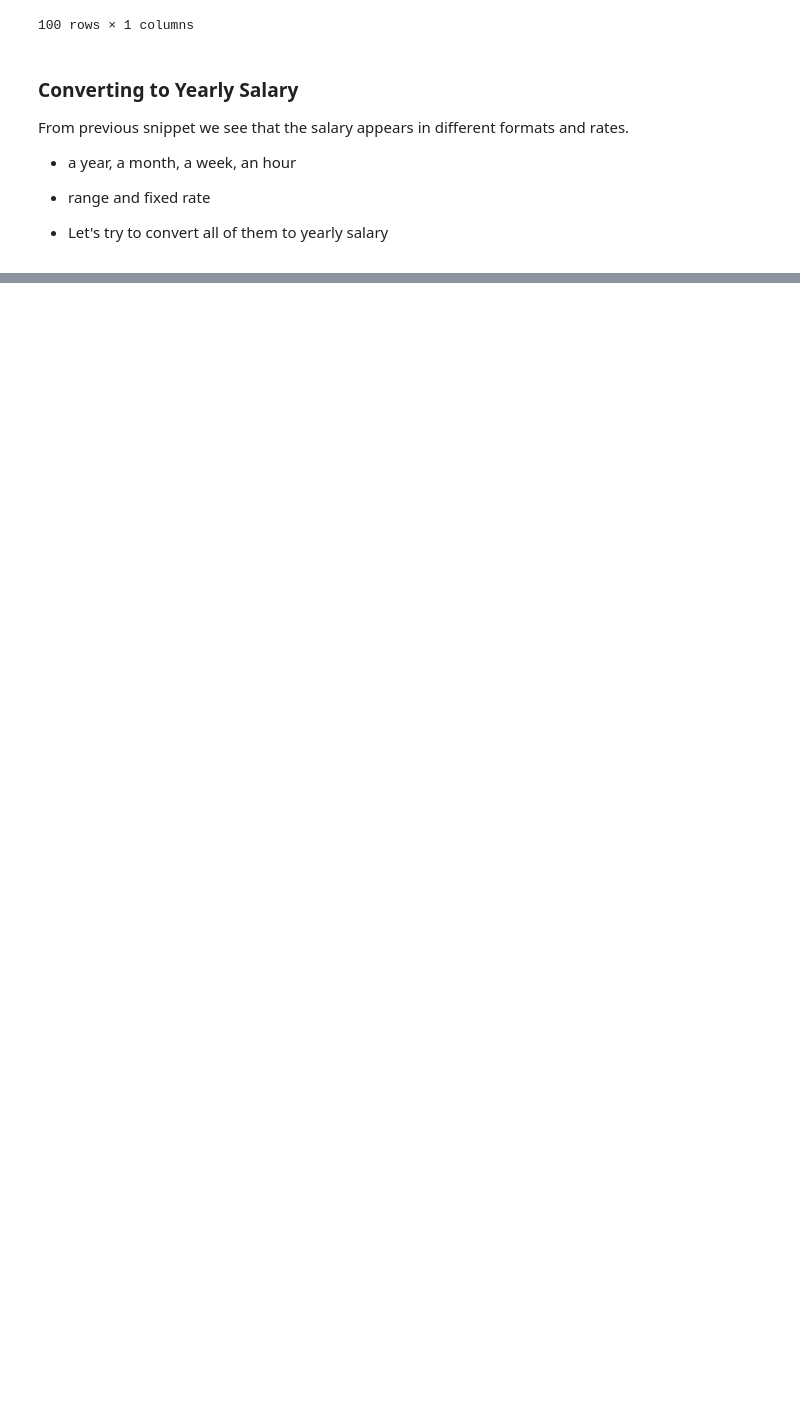
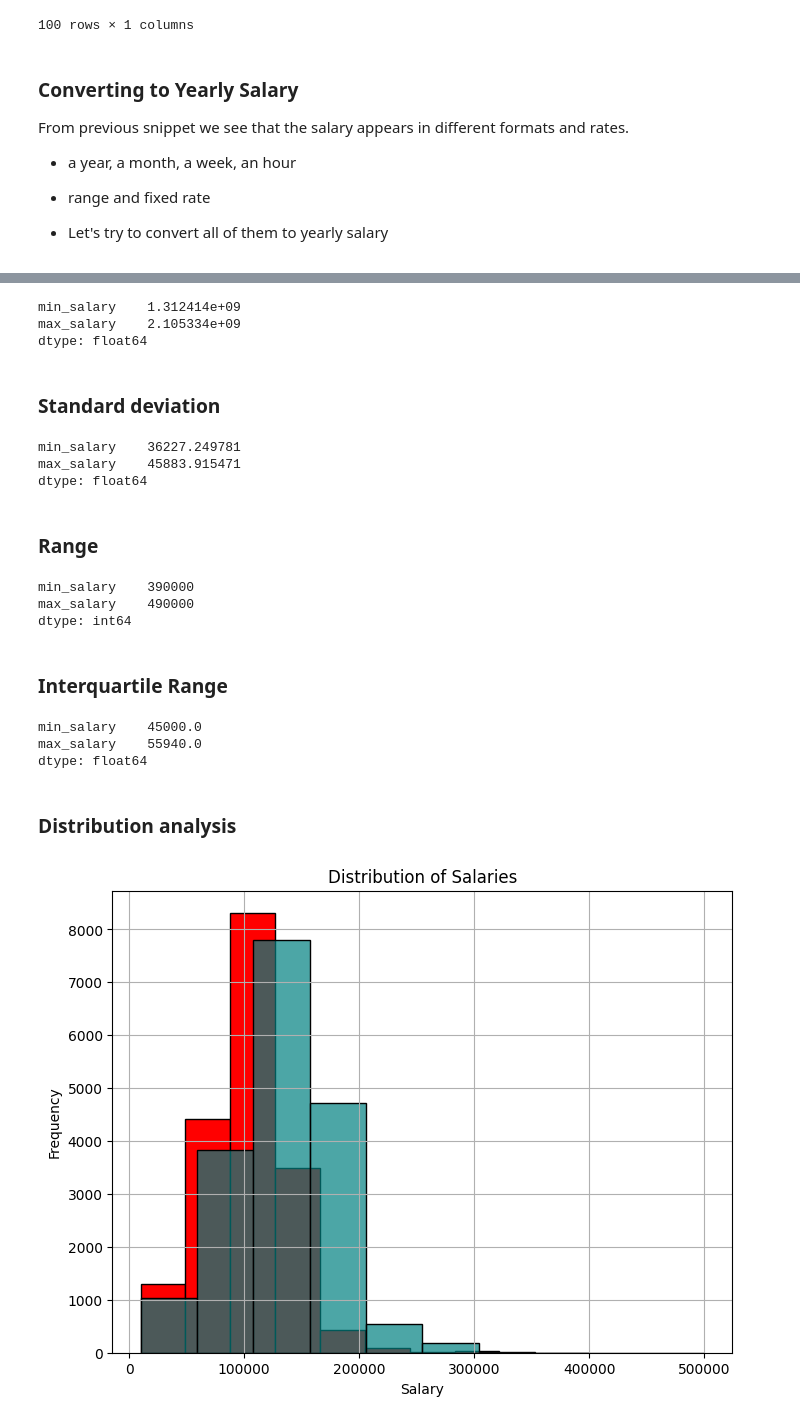
Before and after one commit to svkorepanov/aeds_sg3_salaries, a Jupyter notebook: ADES_WG3_assignment.ipynb, the cells around one changed output, grey strips where cells are left out. Cells and saved outputs as stored; diff of their text form; code cells hidden in the pictures; blank space fills up the shorter version.

Commit message:
Descriptive analysis

```diff
--- a/ADES_WG3_assignment.ipynb
+++ b/ADES_WG3_assignment.ipynb
@@ -118,7 +122,7 @@ From previous snippet we see that the salary appears in different formats and ra
 # Cleaning symbols
 def clean_text(text: str):
     if pd.isna(text):
-        return "None"
+        return "NaN"
     # Split the text by ' - ' to separate the salary range
     cleaned_text = (text
                     .lower()
@@ -155,6 +159,12 @@ def convert_range_match(match: re.Match[str]) -> object:
     if match.group(3) == 'a month':
         yearly_min = float(match.group(1)) * 12
         yearly_max = float(match.group(2)) * 12
+    if match.group(3) == 'a week':
+        yearly_min = float(match.group(1)) * 52
+        yearly_max = float(match.group(2)) * 52
+    if match.group(3) == 'a day':
+        yearly_min = float(match.group(1)) * 260
+        yearly_max = float(match.group(2)) * 260
     if match.group(3) == 'an hour':
         yearly_min = float(match.group(1)) * hours_per_year
         yearly_max = float(match.group(2)) * hours_per_year
@@ -167,17 +177,23 @@ def convert_fixed_match(match: re.Match[str]) -> object:
     if match.group(2) == 'a month':
         yearly_min = float(match.group(1)) * 12
         yearly_max = yearly_min
+    if match.group(2) == 'a week':
+        yearly_min = float(match.group(1)) * 52
+        yearly_max = yearly_min
+    if match.group(2) == 'a day':
+        yearly_min = float(match.group(1)) * 260
+        yearly_max = yearly_min
     if match.group(2) == 'an hour':
         yearly_min = float(match.group(1)) * hours_per_year
         yearly_max = yearly_min
     return f"{yearly_min:.0f} {yearly_max:.0f}"
 
 def converter(salary: str):
-    if salary == 'None':
+    if salary == 'NaN':
         return salary
 
-    range_pattern = r'(\d+\.?\d*) (\d+\.?\d*) (a year|a month|an hour)'
-    fixed_pattern = r'(\d+\.?\d*) (a year|a month|an hour)'
+    range_pattern = r'(\d+\.?\d*) (\d+\.?\d*) (a year|a month|an hour|a week|a day)'
+    fixed_pattern = r'(\d+\.?\d*) (a year|a month|an hour|a week|a day)'
 
     range_match = re.search(range_pattern, salary)
     fixed_match = re.search(fixed_pattern, salary)
@@ -190,4 +206,14 @@ def converter(salary: str):
 # Apply the function to the 'salary' column
 df_cleaned['salary_temp'] = df_cleaned['salary_temp'].apply(converter)
 df_cleaned['salary_temp']
+
+salary_split = df_cleaned['salary_temp'].str.split(expand=True)
+
+# Assigning the split parts to 'min_salary' and 'max_salary' columns
+df_cleaned['min_salary'] = salary_split[0]
+df_cleaned['max_salary'] = salary_split[1]
+
+df_cleaned.drop(columns='salary_temp', inplace=True)
+dataframe = df_cleaned.dropna(subset="salary")
+dataframe
 # %% [output]
@@ -229,0 +235,6 @@ df_cleaned
+# %%
+df_copy = dataframe.copy()
+df_copy['min_salary'] = df_copy['min_salary'].astype(int, copy=True)
+df_copy['max_salary'] = df_copy['max_salary'].astype(int, copy=True)
+
+df_copy.describe()
@@ -241,0 +260,43 @@ df_cleaned.tail()
+# %%
+df_copy.var(numeric_only=True)
+# %% [output]
+min_salary    1.312414e+09
+max_salary    2.105334e+09
+dtype: float64
+# %% [markdown]
+### Standard deviation
+# %%
+df_copy.std(numeric_only=True)
+# %% [output]
+min_salary    36227.249781
+max_salary    45883.915471
+dtype: float64
+# %% [markdown]
+### Range
+# %%
+df_copy.max(numeric_only=True) - df_copy.min(numeric_only=True)
+# %% [output]
+min_salary    390000
+max_salary    490000
+dtype: int64
+# %% [markdown]
+### Interquartile Range
+# %%
+df_copy.quantile(0.75, numeric_only=True) - df_copy.quantile(0.25, numeric_only=True)
+# %% [output]
+min_salary    45000.0
+max_salary    55940.0
+dtype: float64
+# %% [markdown]
+### Distribution analysis
+# %%
+plt.figure(figsize=(8, 6))
+plt.hist(df_copy['min_salary'], bins=10, color='red', edgecolor='black', stacked=True)
+plt.hist(df_copy['max_salary'], bins=10, color=(0.0, 0.5, 0.5, 0.7), edgecolor='black', stacked=True)
+plt.title('Distribution of Salaries')
+plt.xlabel('Salary')
+plt.ylabel('Frequency')
+plt.grid(True)
+plt.show()
+# %% [output]
+[figure, added]
```
Also changed, not shown: parts of 17 cells of this notebook.
